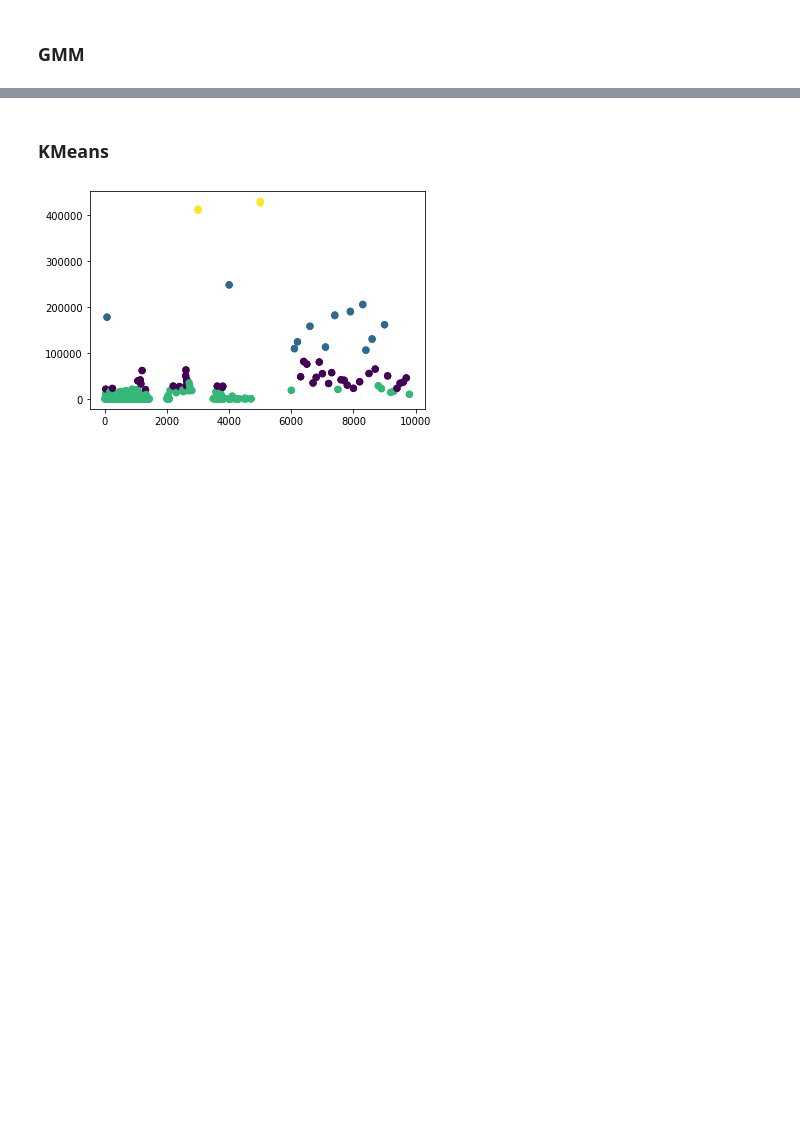
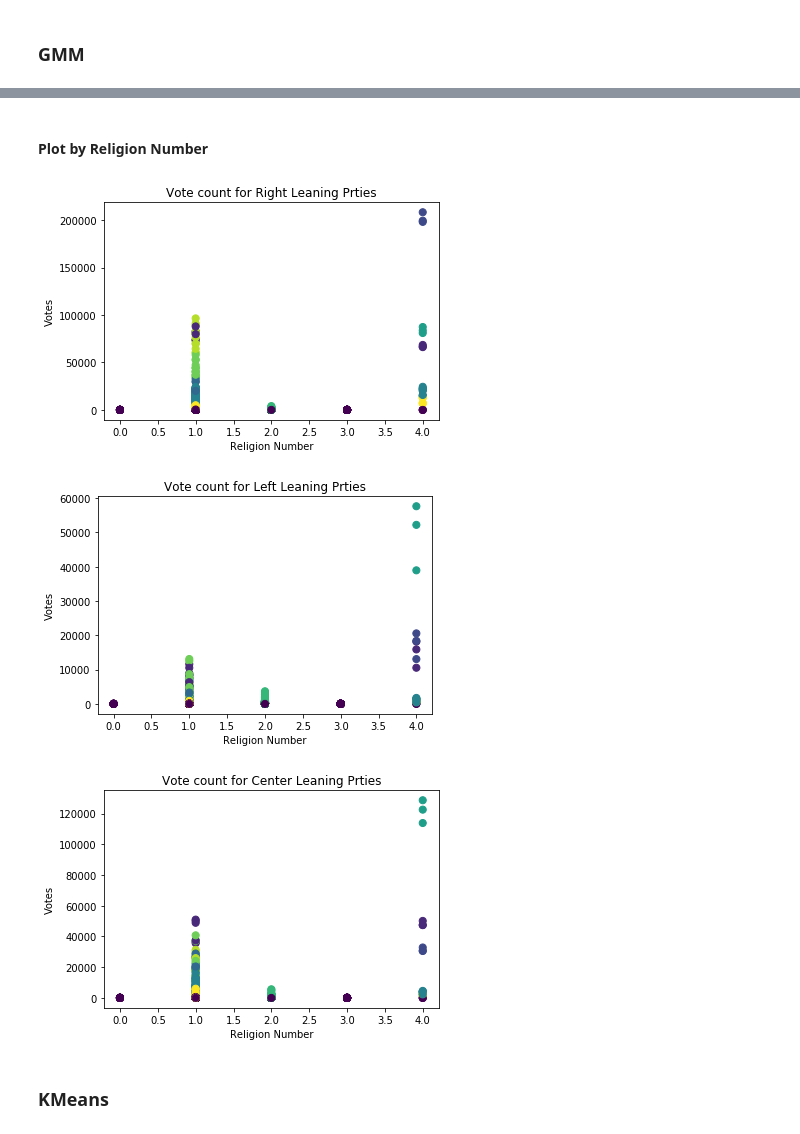
Before and after one commit to AmjadNas/voter_ballet_prediction, a Jupyter notebook: Clusters.ipynb, the cells around one changed output, grey strips where cells are left out. Cells and saved outputs as stored; diff of their text form; code cells hidden in the pictures; blank space fills up the shorter version.

```diff
--- a/Clusters.ipynb
+++ b/Clusters.ipynb
@@ -111,10 +209,30 @@ AttributeError: 'numpy.float64' object has no attribute 'add_patch'
+# %% [markdown]
+#### Plot by Religion Number
+# %%
+plt.figure(4)
+plt.scatter(data["religion"], data["Right Leaning"] , c=labels, s=50, cmap='viridis');
+plt.title('Vote count for Right Leaning Prties')
+plt.xlabel('Religion Number')
+plt.ylabel('Votes')
+plt.show()
+
+plt.figure(5)
+plt.scatter(data["religion"], data["Left Leaning"] , c=labels, s=50, cmap='viridis');
+plt.title('Vote count for Left Leaning Prties')
+plt.xlabel('Religion Number')
+plt.ylabel('Votes')
+plt.show()
+
+
+plt.figure(6)
+plt.scatter(data["religion"], data["Center Leaning"] , c=labels, s=50, cmap='viridis');
+plt.title('Vote count for Center Leaning Prties')
+plt.xlabel('Religion Number')
+plt.ylabel('Votes')
+plt.show()
+# %% [output]
+[figure, added]
+[figure, added]
+[figure, added]
 # %% [markdown]
 ### KMeans
-# %%
-# Plot the data with K Means Labels
-from sklearn.cluster import KMeans
-kmeans = KMeans(4, random_state=0)
-labels = kmeans.fit(data).predict(data)
-plt.scatter(data.values[:, 0], data.values[:, 1], c=labels, s=40, cmap='viridis');
-# %% [output]
-[figure, removed]
```
Also changed, not shown: parts of 31 cells of this notebook, 19 other files.
